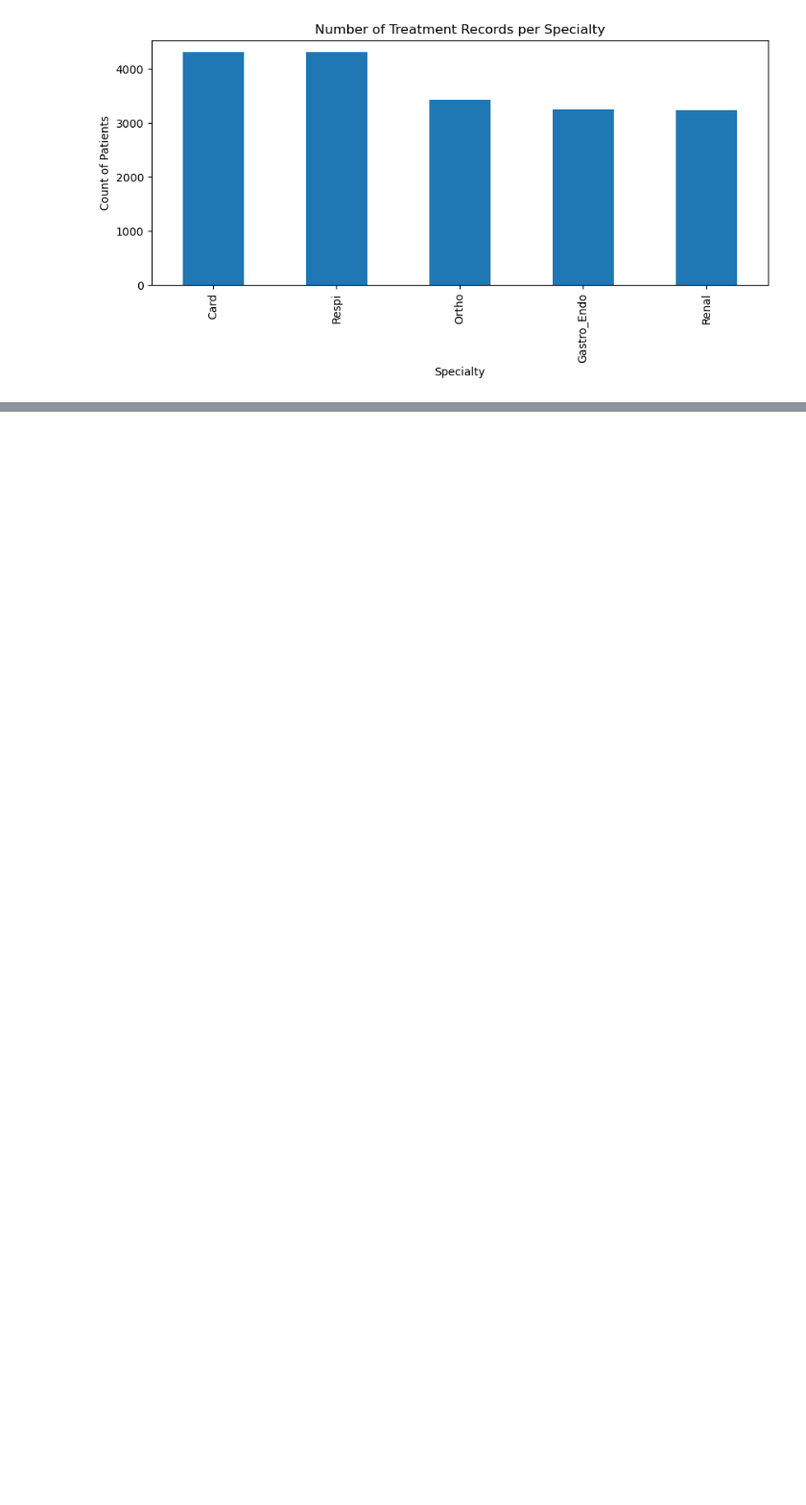
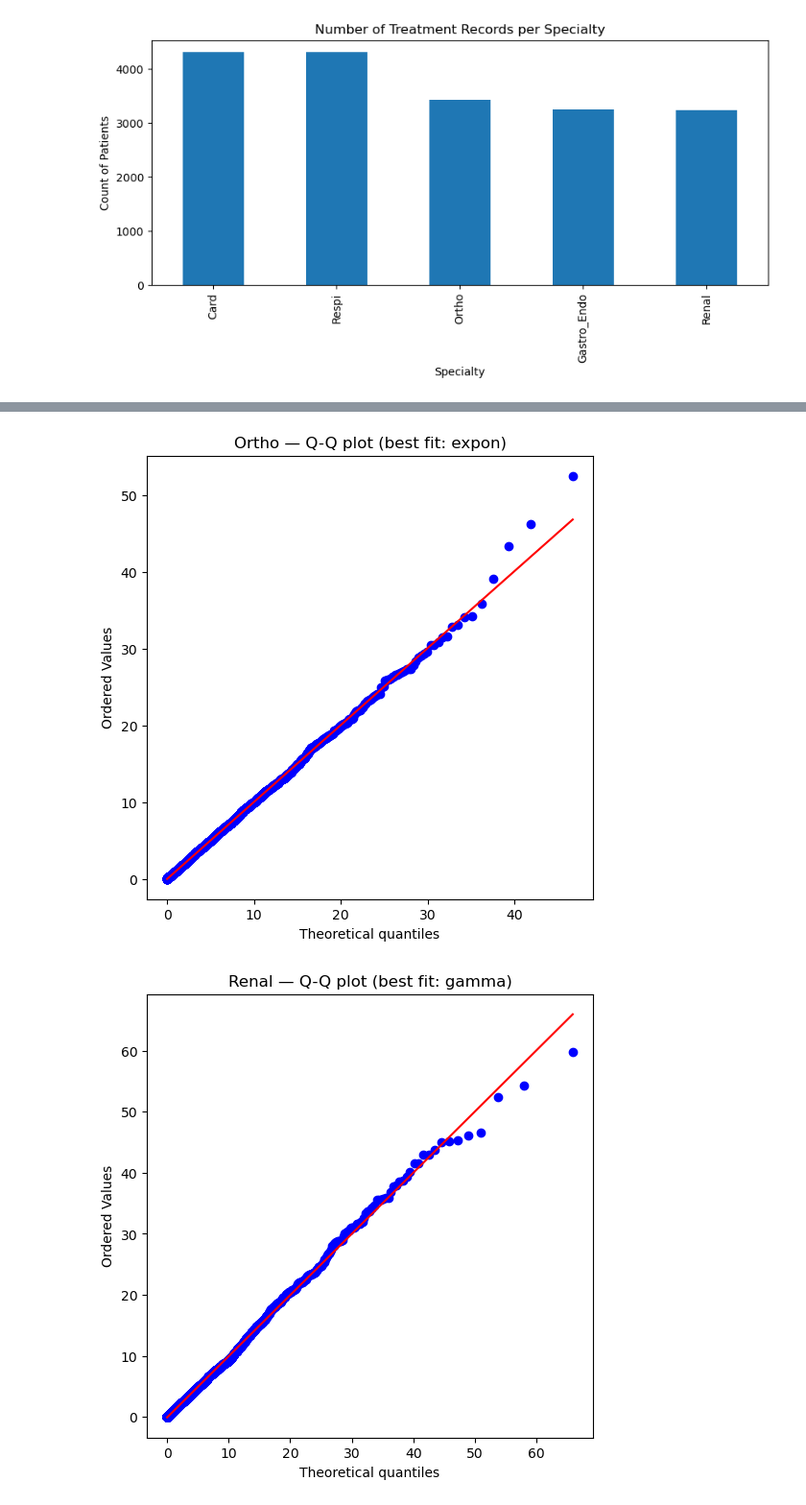
Before and after one commit to elenayzhu/mie360, a Jupyter notebook: Treatment_InputModelling.ipynb, the cells around one changed output, grey strips where cells are left out. Shown: that part at 96% size. Cells and saved outputs as stored; diff of their text form; code cells hidden in the pictures; blank space fills up the shorter version.

```diff
--- a/Treatment_InputModelling.ipynb
+++ b/Treatment_InputModelling.ipynb
@@ -122,0 +310,25 @@ plt.show()
+# %%
+def qq_plot_best_fit(df, best_fits_df, specialty, time_col="TreatmentTime"):
+    row = best_fits_df[best_fits_df["Specialty"] == specialty]
+
+    if row.empty:
+        print(f"No best fit found for {specialty}")
+        return
+
+    dist_name = row["Distribution"].iloc[0]
+    params = row["Params"].iloc[0]
+
+    dist = candidate_dists[dist_name]
+    data = df.loc[df["Specialty"] == specialty, time_col].values
+    data = data[data > 0]
+
+    plt.figure(figsize=(6, 6))
+    stats.probplot(data, dist=dist, sparams=params, plot=plt)
+    plt.title(f"{specialty} — Q-Q plot (best fit: {dist_name})")
+    plt.show()
+# %%
+for spec in df_treatment["Specialty"].unique():
+    qq_plot_best_fit(df_treatment, best_fits, spec)
+# %% [output]
+[figure, added]
+[figure, added]
```
Also changed, not shown: parts of 10 cells of this notebook.
